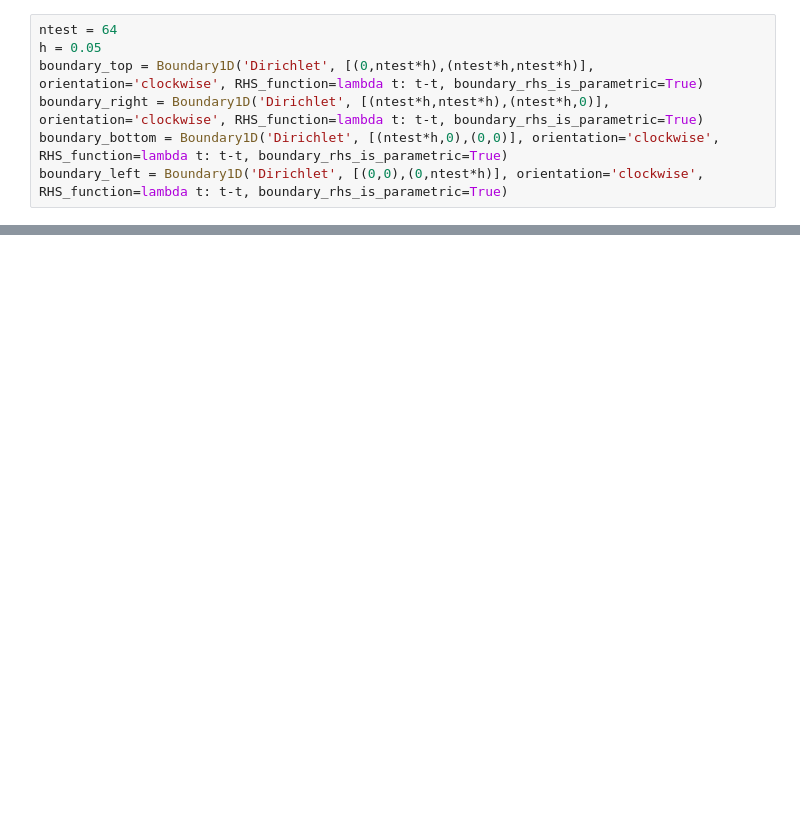
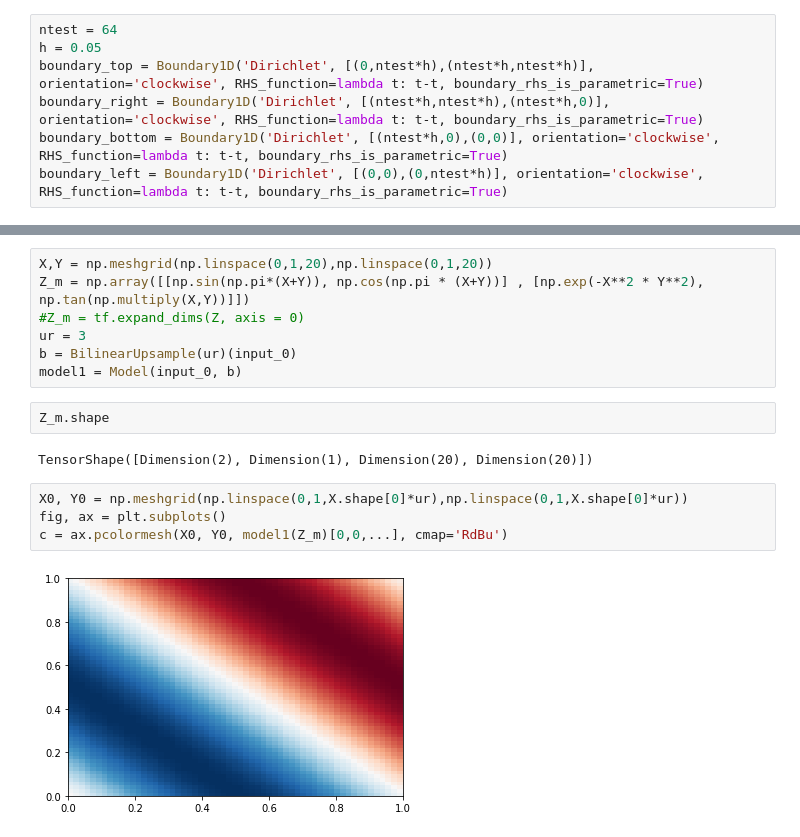
Before and after one commit to aligirayhanozbay/poisson_CNN, a Jupyter notebook: poisson_CNN.ipynb, the cells around one changed output, grey strips where cells are left out. Cells and saved outputs as stored; diff of their text form; blank space fills up the shorter version.

```diff
--- a/poisson_CNN.ipynb
+++ b/poisson_CNN.ipynb
@@ -316,0 +341,17 @@ F = pool.map(generate_random_RHS, zip(itertools.repeat(4), itertools.repeat(10),
+# %%
+X,Y = np.meshgrid(np.linspace(0,1,20),np.linspace(0,1,20))
+Z_m = np.array([[np.sin(np.pi*(X+Y)), np.cos(np.pi * (X+Y))] , [np.exp(-X**2 * Y**2), np.tan(np.multiply(X,Y))]])
+#Z_m = tf.expand_dims(Z, axis = 0)
+ur = 3
+b = BilinearUpsample(ur)(input_0)
+model1 = Model(input_0, b)
+# %%
+Z_m.shape
+# %% [output]
+TensorShape([Dimension(2), Dimension(1), Dimension(20), Dimension(20)])
+# %%
+X0, Y0 = np.meshgrid(np.linspace(0,1,X.shape[0]*ur),np.linspace(0,1,X.shape[0]*ur))
+fig, ax = plt.subplots()
+c = ax.pcolormesh(X0, Y0, model1(Z_m)[0,0,...], cmap='RdBu')
+# %% [output]
+[figure, added]
```
Also changed, not shown: parts of 41 cells of this notebook.
